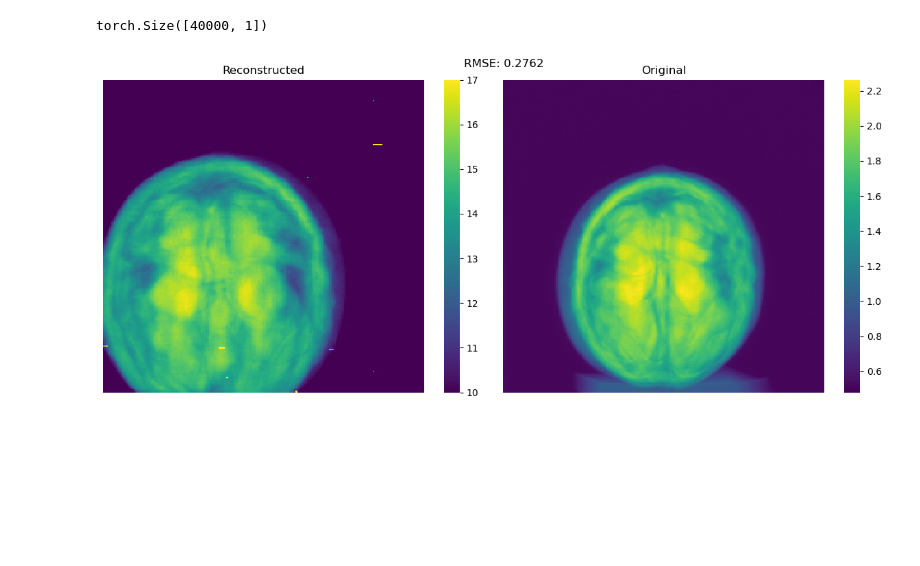
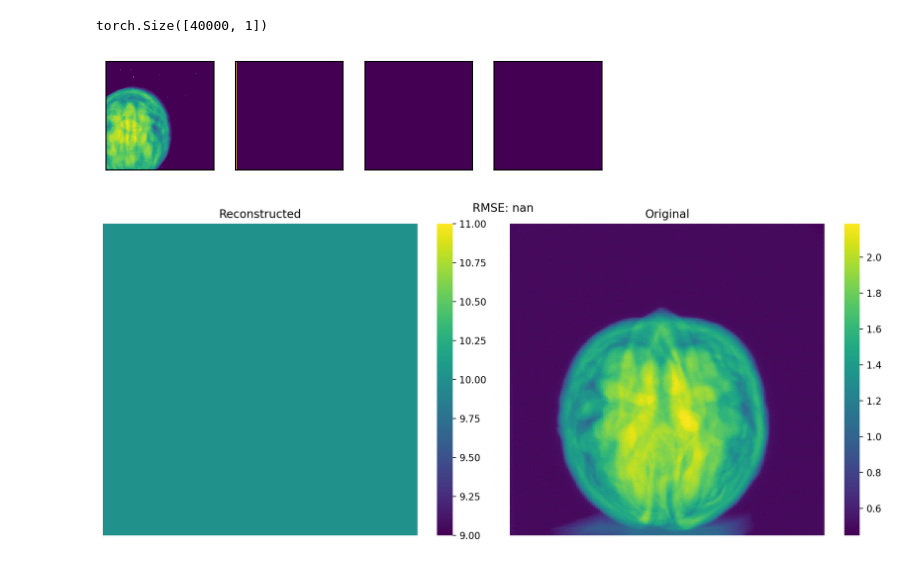
Before and after one commit to aakashks/CT-Reconstruction-3D, a Jupyter notebook: test_notebooks/test_matrix.ipynb, the cells around one changed output. Cells and saved outputs as stored; diff of their text form; code cells hidden in the pictures; blank space fills up the shorter version.

```diff
--- a/test_notebooks/test_matrix.ipynb
+++ b/test_notebooks/test_matrix.ipynb
@@ -15,14 +22,14 @@ A = torch.load('matrix_200/matrix_rot_5_new_f32.pt').to(torch.float32)
 # %%
 projections = torch.load('test_data/projections_scaled.pt')
-recons = torch.load('test_data/recon_scaled.pt')
-recons.shape, projections.shape
+recons_raw = torch.load('test_data/recon_scaled.pt')
+recons_raw.shape, projections.shape
 # %% [output]
 (torch.Size([179, 200, 200]), torch.Size([200, 200, 200]))
 # %%
-recons_filled = torch.zeros(200, 200, 200)
-recons_filled.shape
+recons = torch.zeros(200, 200, 200)
+recons.shape
 # %% [output]
 torch.Size([200, 200, 200])
 # %%
-recons_filled[12:191, :, :] = recons
+recons[12:191, :, :] = recons_raw
 # %%
@@ -33,7 +40,11 @@ torch.Size([40000, 1])
 # %%
 img = proj.view(200, 200) * 100
 img = torch.clip(img, min=10, max=17)
-# %%
-plot_2d_images(img.cpu(), projections[:, :, 5].cpu())
-# %% [output]
-[figure, removed]
+# %%
+plot_images_line(generate_sinogram([10, 39, 40, 41], vol_recon=recons, file_path='../temp/matrix_200'))
+# %% [output]
+[figure, added]
+# %%
+plot_2d_comparison(img, projections[:, :, 40])
+# %% [output]
+[figure, added]
```
Also changed, not shown: parts of 4 cells of this notebook, 2 other files.
